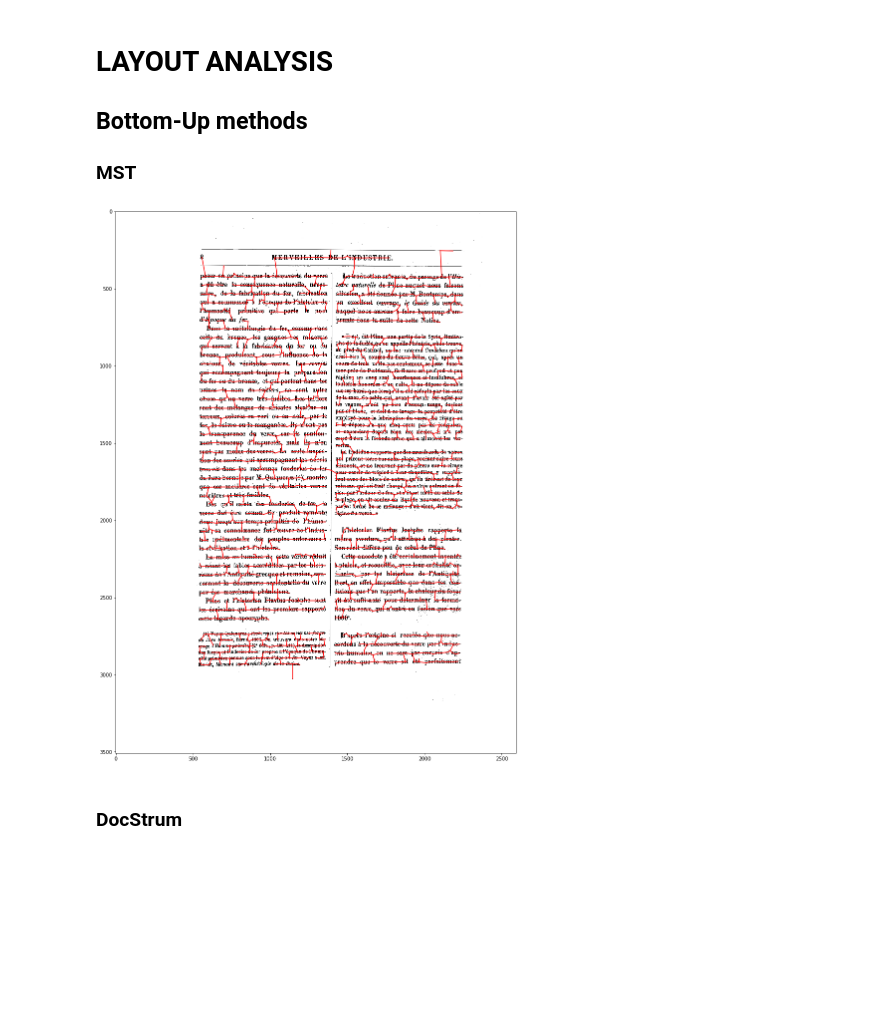
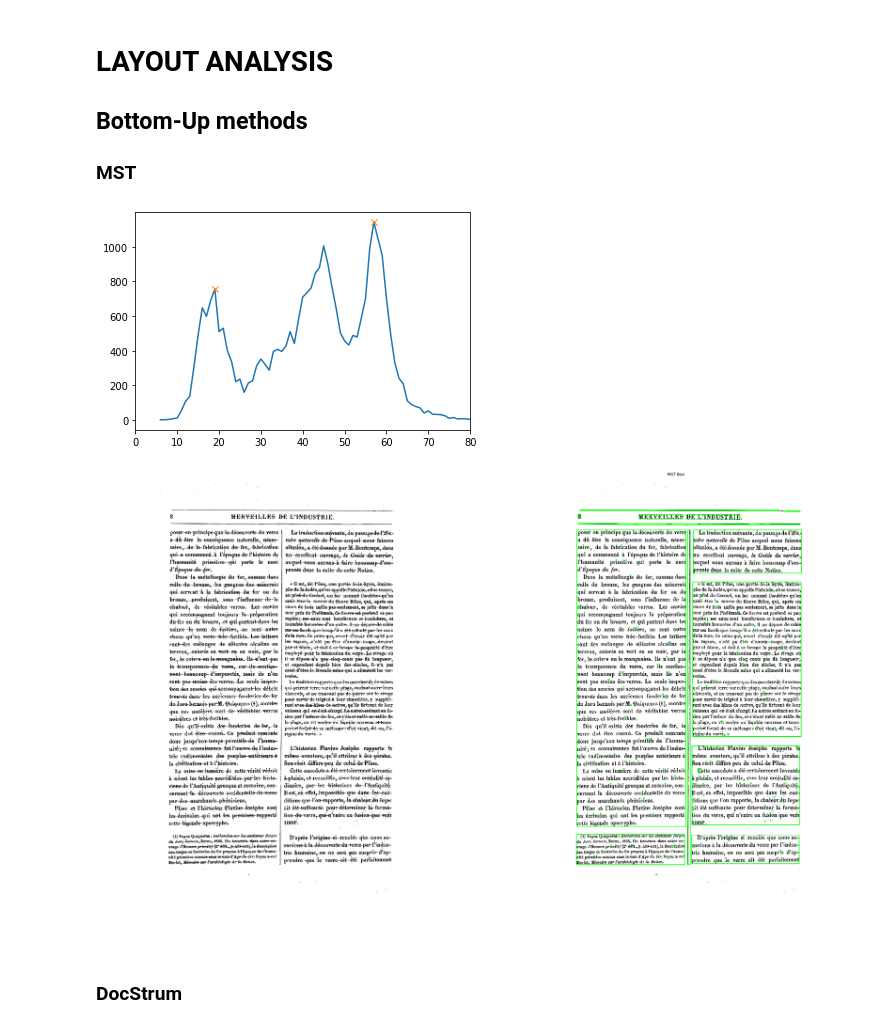
Before and after one commit to loredeluca/Document-Recognition, a Jupyter notebook: Project DDM - Layout Analysis.ipynb, the cells around one changed output. Saved outputs shown, nothing was run; the diff lists cells and outputs as text; code cells hidden in the pictures; blank space fills up the shorter version.

```diff
--- a/Project DDM - Layout Analysis.ipynb
+++ b/Project DDM - Layout Analysis.ipynb
@@ -3,26 +3,43 @@
 ## Bottom-Up methods
 ### MST
 # %%
-from Progetto import *
+from Utils import *
+from PreProcessing import *
+from LayoutAnalysis import *
 import cv2
 from matplotlib import pyplot as plt
 
 img_name='prova2.tif'
 path='images/'+img_name
 img = cv2.imread(path)
 img_centroids=img.copy()
 
 img_bin = binarization('otsu', img)
-img_bin=removeFiguresOrSpots(img_bin,'spots')
+img_bin =removeFiguresOrSpots(img_bin,'spots')
+img_bin =removeFiguresOrSpots(img_bin, 'linesBoth')
 img2=img_bin.copy()
 
-printContours(img2,img2,1)
 points = findCentroids(img2,img_centroids)
-_,mst_edges=minimumSpanningTreeEdges(points,5)
-points=np.int32(points)
-plotEdges(img,mst_edges,points)
+graph = kNeighborsGraph(points, 8)
+k_kneighbors_edges = np.array(graph.nonzero()).T
+k_kneighbors_distances = graph.data
+
+my_peak_values = findPeaks(k_kneighbors_distances, True)
+
+_,mst_edges = minimumSpanningTreeEdges(points,5, my_peak_values)
+img_mst= plotEdges(img,mst_edges,points)
+img_mst_box = img.copy()
+printContours(binarization('otsu', img_mst), img_mst_box, 3)
+
+plt.figure(figsize=(40,40))
+plt.subplot(1,2,1),plt.imshow(img_mst,'gray')
+plt.title(''), plt.axis('off')
+plt.subplot(1,2,2),plt.imshow(img_mst_box,'gray')
+plt.title('MST Box'), plt.axis('off')
+plt.show()
 # %% [output]
-[figure, old version]
+[figure, new version]
+[figure, added]
 # %% [markdown]
 ### DocStrum
 # %%
```
Also changed, not shown: parts of 5 cells of this notebook, 1 other file.
